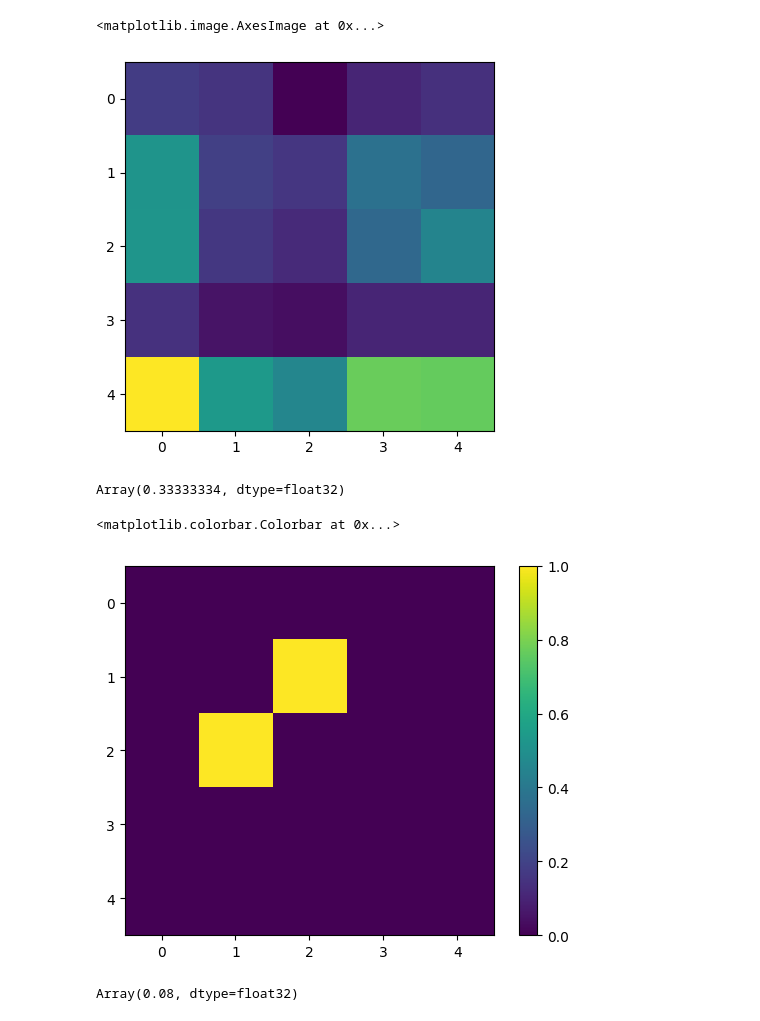
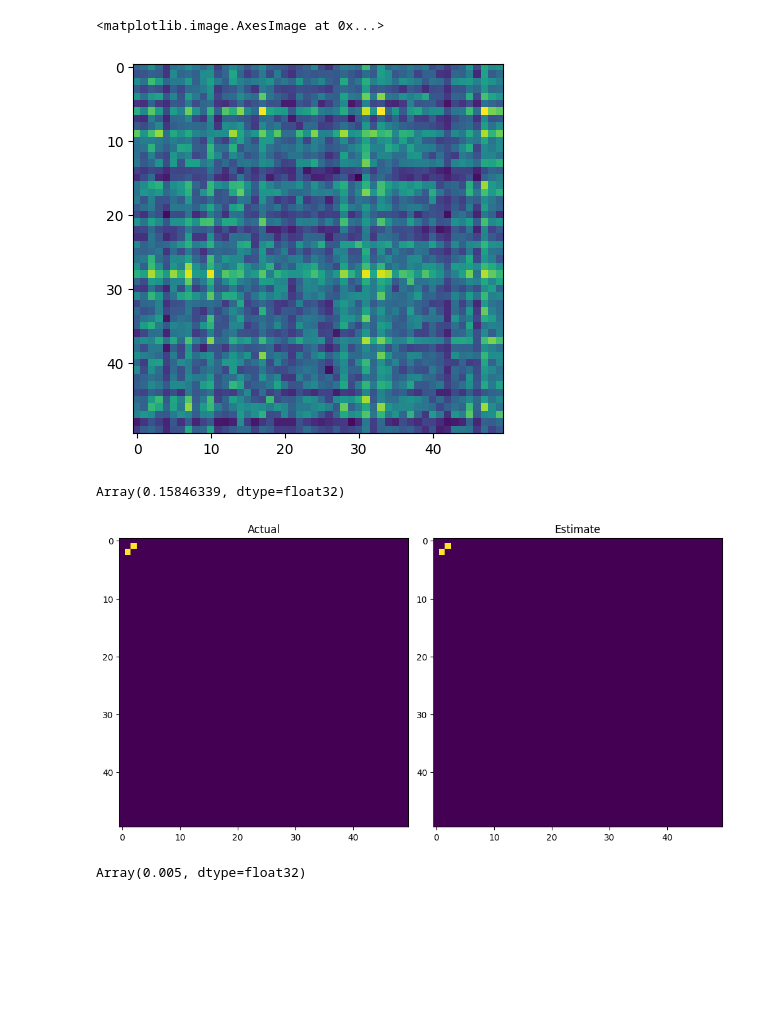
Before and after one commit to trevor-harris/LSCI, a Jupyter notebook: misc/test.ipynb, the cells around one changed output. Cells and saved outputs as stored; diff of their text form; code cells hidden in the pictures; blank space fills up the shorter version.

```diff
--- a/misc/test.ipynb
+++ b/misc/test.ipynb
@@ -59,7 +59,7 @@ def train_step(model, optimizer, x, y):
 #         return x
 # %%
 rng = random.PRNGKey(0)
-n, p = 500, 5
+n, p = 5000, 50
 
 theta = np.diag(np.zeros(p))
 theta[1,2] = 2
@@ -110,7 +115,7 @@ jhat2 = jnp.median(np.abs(jfull2), axis = 0)
 plt.imshow(jhat2)
 # %% [output]
 <matplotlib.image.AxesImage at 0x...>
-[figure, old version]
+[figure, new version]
 # %%
 jhat2 += jnp.median(jhat2)
 # %%
@@ -124,16 +129,19 @@ for i in trange(len(t)):
 tq = t[i]
 tq
 # %% [output]
-Array(0.33333334, dtype=float32)
+Array(0.15846339, dtype=float32)
 # %%
 # tq = t[np.argmax(np.array(fdp) <= alpha)]
 # %%
-plt.imshow(jhat1 >= tq)
-plt.colorbar()
+fig, ax = plt.subplots(1, 2, constrained_layout = True, figsize = (10, 5))
+ax[0].imshow(theta)
+ax[0].set_title('Actual')
+ax[1].imshow(jhat1 >= tq)
+ax[1].set_title('Estimate')
+plt.show()
 # %% [output]
-<matplotlib.colorbar.Colorbar at 0x...>
-[figure, old version]
+[figure, new version]
 # %%
 np.mean(jhat1 >= tq)
 # %% [output]
-Array(0.08, dtype=float32)
+Array(0.005, dtype=float32)
```
Also changed, not shown: parts of 3 cells of this notebook, 1 other file.
